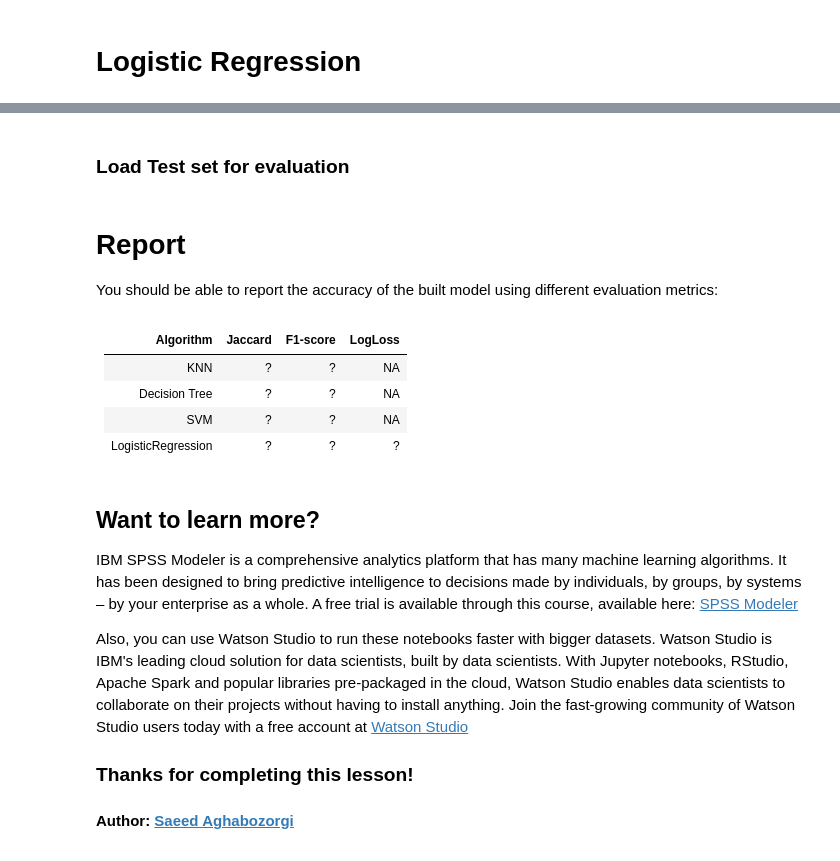
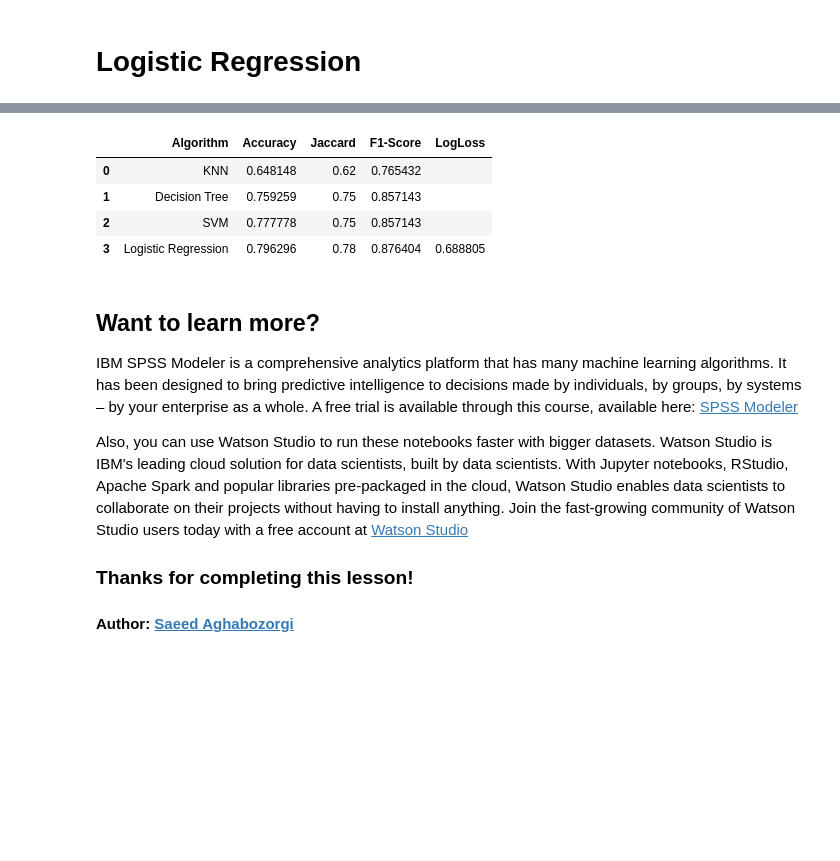
Before and after one commit to jwillis0720/CourseraJRW, a Jupyter notebook: IBM/MachineLearningwPython/week6_final/ML0101EN-Proj-Loan-py-v1.ipynb, the cells around one changed output, grey strips where cells are left out. Drawn from its saved outputs; the diff is of its cells as text; code cells hidden in the pictures; blank space fills up the shorter version.

```diff
--- a/IBM/MachineLearningwPython/week6_final/ML0101EN-Proj-Loan-py-v1.ipynb
+++ b/IBM/MachineLearningwPython/week6_final/ML0101EN-Proj-Loan-py-v1.ipynb
@@ -547,15 +507,16 @@ loan_test.csv       100%[===================>]   3.56K  --.-KB/s    in 0s
-# %% [markdown]
-### Load Test set for evaluation
-# %% [markdown]
-# Report
-You should be able to report the accuracy of the built model using different evaluation metrics:
-# %% [markdown]
-| Algorithm          | Jaccard | F1-score | LogLoss |
-|--------------------|---------|----------|---------|
-| KNN                | ?       | ?        | NA      |
-| Decision Tree      | ?       | ?        | NA      |
-| SVM                | ?       | ?        | NA      |
-| LogisticRegression | ?       | ?        | ?       |
+# %%
+pd.DataFrame([
+    {i:k for i,k in zip(['Algorithm','Accuracy','Jaccard','F1-Score','LogLoss'],['KNN',knn_accuracy,knn_jacard,knn_f1_score,""])},
+    {i:k for i,k in zip(['Algorithm','Accuracy','Jaccard','F1-Score','LogLoss'],['Decision Tree',dt_acc,dt_jac,dt_f1,""])},
+    {i:k for i,k in zip(['Algorithm','Accuracy','Jaccard','F1-Score','LogLoss'],['SVM',svm_acc,svm_jaccard,svm_f1,""])},
+    {i:k for i,k in zip(['Algorithm','Accuracy','Jaccard','F1-Score','LogLoss'],['Logistic Regression',lr_acc,lr_jaccard,lr_f1,lr_loss])}
+])
+# %% [output]
+|  | Algorithm | Accuracy | Jaccard | F1-Score | LogLoss |
+| 0 | KNN | 0.648148 | 0.62 | 0.765432 |  |
+| 1 | Decision Tree | 0.759259 | 0.75 | 0.857143 |  |
+| 2 | SVM | 0.777778 | 0.75 | 0.857143 |  |
+| 3 | Logistic Regression | 0.796296 | 0.78 | 0.876404 | 0.688805 |
 # %% [markdown]
 <h2>Want to learn more?</h2>
 
```
Also changed, not shown: parts of 10 cells of this notebook, 2 other files.
